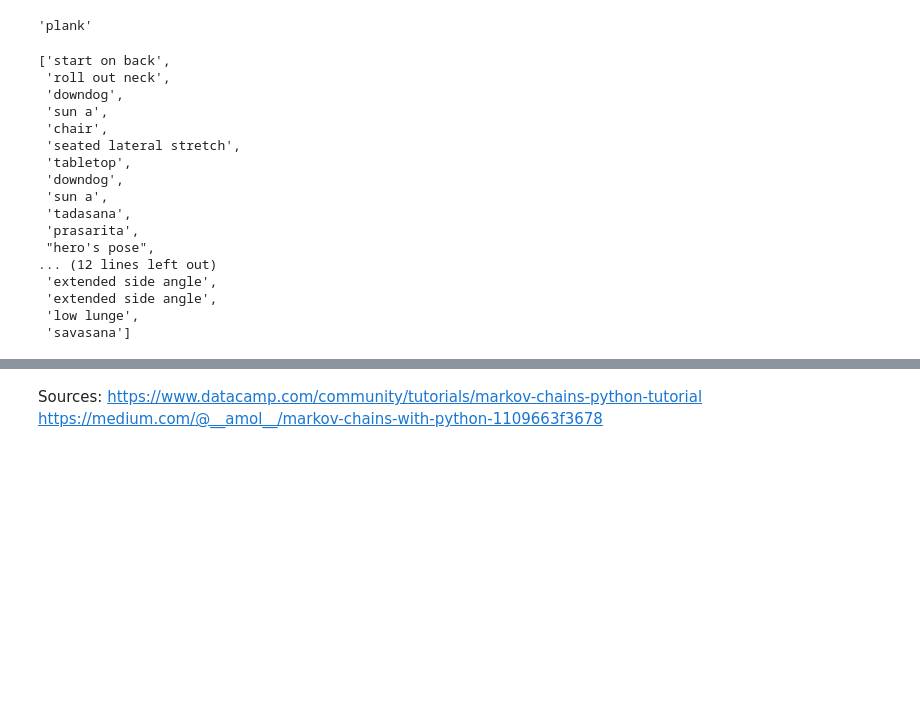
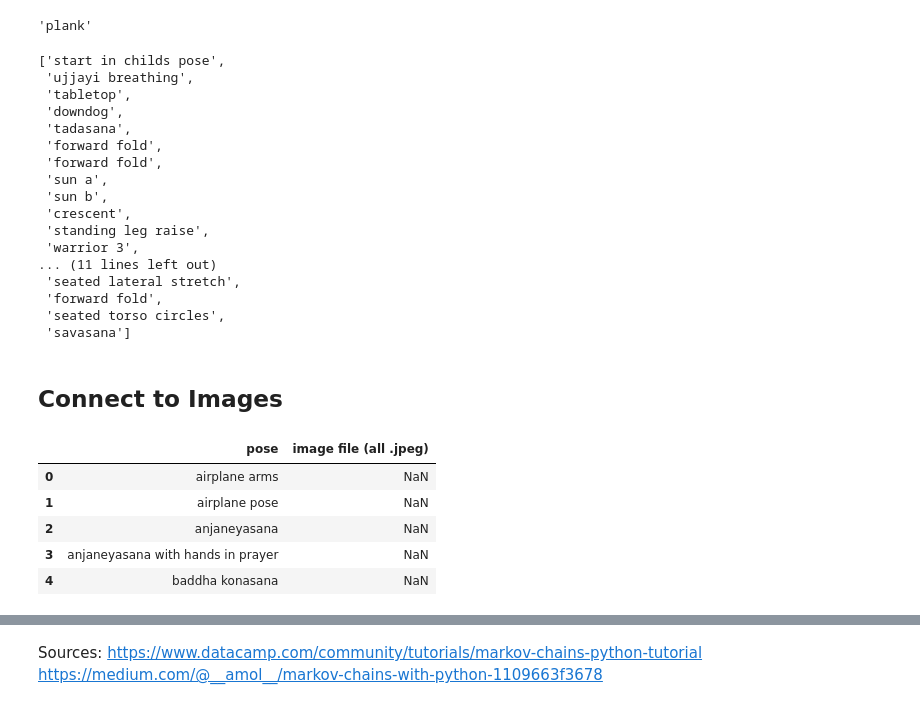
Before and after one commit to rrosenb1/YogaSequenceGeneration, a Jupyter notebook: Sequencing with Markov Chains.ipynb, the cells around one changed output, grey strips where cells are left out. Cells and saved outputs as stored; diff of their text form; code cells hidden in the pictures; blank space fills up the shorter version.

```diff
--- a/Sequencing with Markov Chains.ipynb
+++ b/Sequencing with Markov Chains.ipynb
@@ -305,22 +336,35 @@ MC.next_state(current_state="downdog")
 'plank'
 # %%
 first_state = np.random.choice(starting_poses)
-MC.generate_states(current_state='seated lateral stretch', no=25)
+generated_class = MC.generate_states(current_state='seated lateral stretch', no=25)
+generated_class
 # %% [output]
-['start on back',
- 'roll out neck',
- 'downdog',
- 'sun a',
- 'chair',
- 'seated lateral stretch',
+['start in childs pose',
+ 'ujjayi breathing',
  'tabletop',
  'downdog',
+ 'tadasana',
+ 'forward fold',
+ 'forward fold',
  'sun a',
- 'tadasana',
- 'prasarita',
- "hero's pose",
-... (12 lines left out)
- 'extended side angle',
- 'extended side angle',
- 'low lunge',
+ 'sun b',
+ 'crescent',
+ 'standing leg raise',
+ 'warrior 3',
+... (11 lines left out)
+ 'seated lateral stretch',
+ 'forward fold',
+ 'seated torso circles',
  'savasana']
+# %% [markdown]
+## Connect to Images
+# %%
+imgs = pd.read_csv("pose_image_files.csv")
+imgs.head()
+# %% [output]
+|  | pose | image file (all .jpeg) |
+| 0 | airplane arms | NaN |
+| 1 | airplane pose | NaN |
+| 2 | anjaneyasana | NaN |
+| 3 | anjaneyasana with hands in prayer | NaN |
+| 4 | baddha konasana | NaN |
```
Also changed, not shown: parts of 6 cells of this notebook, 22 other files.
